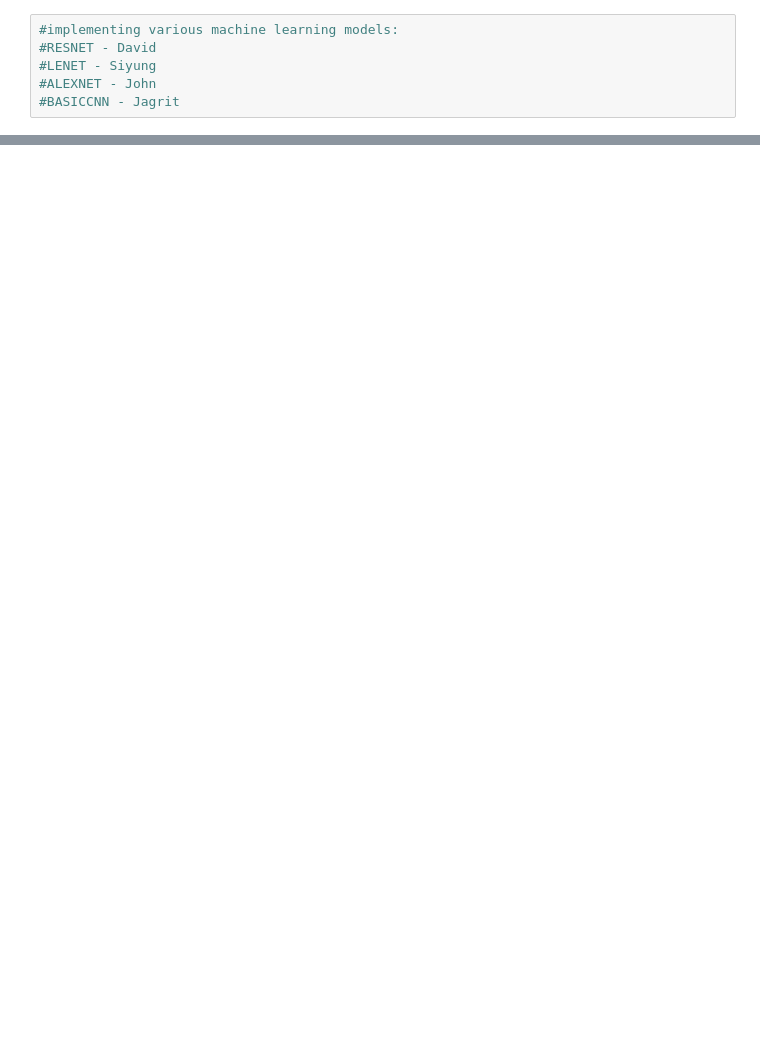
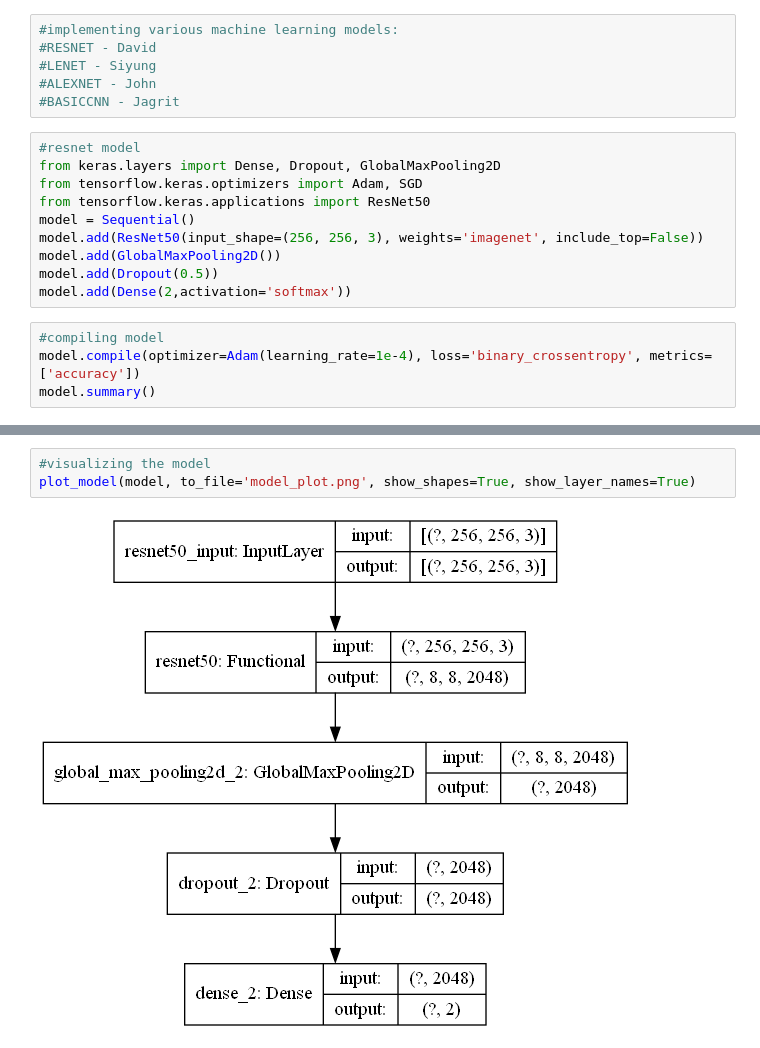
Before and after one commit to JacksonKehoe/LungCancerDetection, a Jupyter notebook: rough_notebook.ipynb, the cells around one changed output, grey strips where cells are left out. Drawn from its saved outputs; the diff is of its cells as text; blank space fills up the shorter version.

```diff
--- a/rough_notebook.ipynb
+++ b/rough_notebook.ipynb
@@ -342,3 +338,17 @@ LABEL SHAPE:  (4,)
 #LENET - Siyung
 #ALEXNET - John
 #BASICCNN - Jagrit
+# %%
+#resnet model
+from keras.layers import Dense, Dropout, GlobalMaxPooling2D
+from tensorflow.keras.optimizers import Adam, SGD
+from tensorflow.keras.applications import ResNet50
+model = Sequential()
+model.add(ResNet50(input_shape=(256, 256, 3), weights='imagenet', include_top=False))
+model.add(GlobalMaxPooling2D())
+model.add(Dropout(0.5))
+model.add(Dense(2,activation='softmax'))
+# %%
+#compiling model
+model.compile(optimizer=Adam(learning_rate=1e-4), loss='binary_crossentropy', metrics=['accuracy'])
+model.summary()
@@ -344,0 +372,5 @@ LABEL SHAPE:  (4,)
+# %%
+#visualizing the model
+plot_model(model, to_file='model_plot.png', show_shapes=True, show_layer_names=True)
+# %% [output]
+[figure, added]
```
Also changed, not shown: parts of 20 cells of this notebook.
